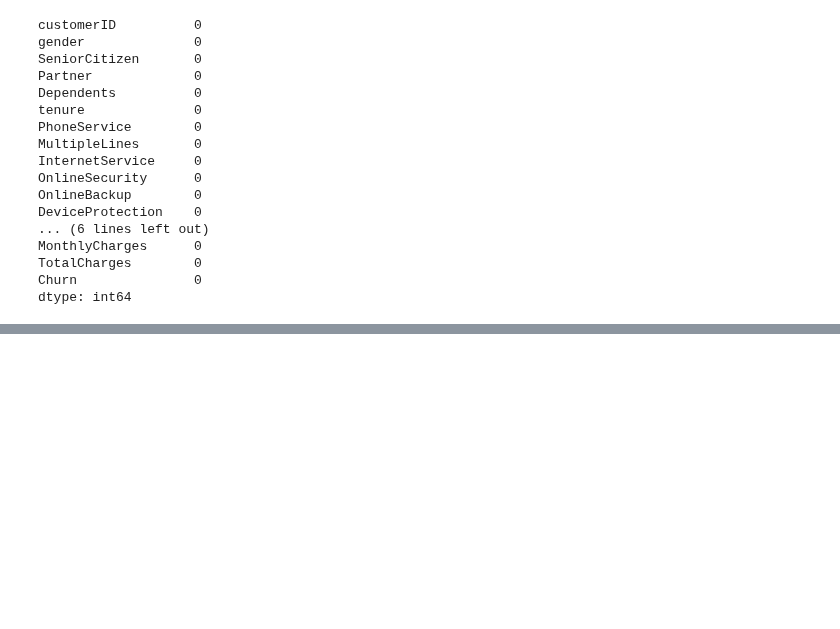
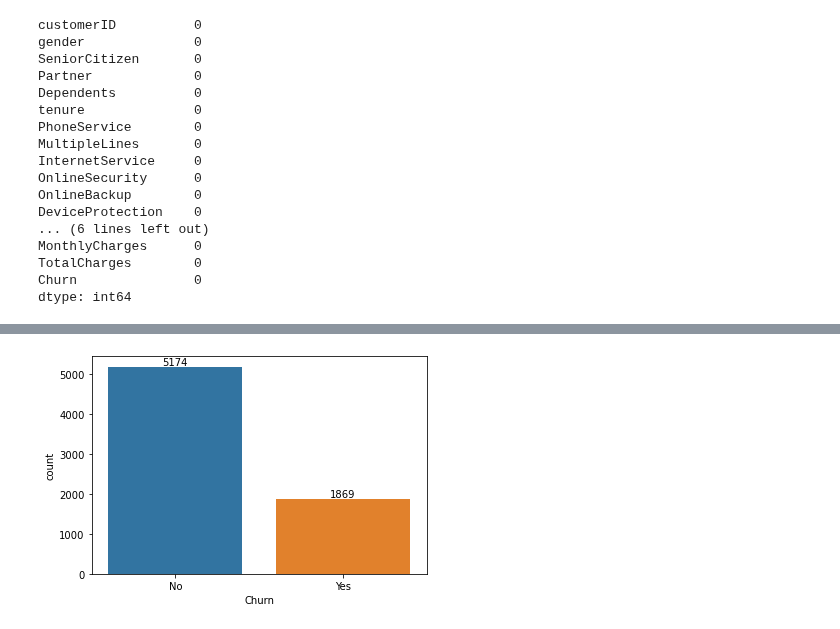
Before and after one commit to Mehta-Kartik/Telecom-Customer-Churn-Analysis, a Jupyter notebook: Untitled.ipynb, the cells around one changed output, grey strips where cells are left out. Drawn from its saved outputs; the diff is of its cells as text; code cells hidden in the pictures; blank space fills up the shorter version.

```diff
--- a/Untitled.ipynb
+++ b/Untitled.ipynb
@@ -167,0 +170,8 @@ df["customerID"].duplicated().sum()
+# %%
+def convalue(value):
+    if value==1:
+        return "Yes"
+    else:
+        return "No"
+df['SeniorCitizen']=df['SeniorCitizen'].apply(convalue)
+df.head()
@@ -167,0 +186,6 @@ df["customerID"].duplicated().sum()
+# %%
+ax=sb.countplot(x= df['Churn'], data=df)
+ax.bar_label(ax.containers[0])
+plt.show()
+# %% [output]
+[figure, added]
```
Also changed, not shown: parts of 11 cells of this notebook.
